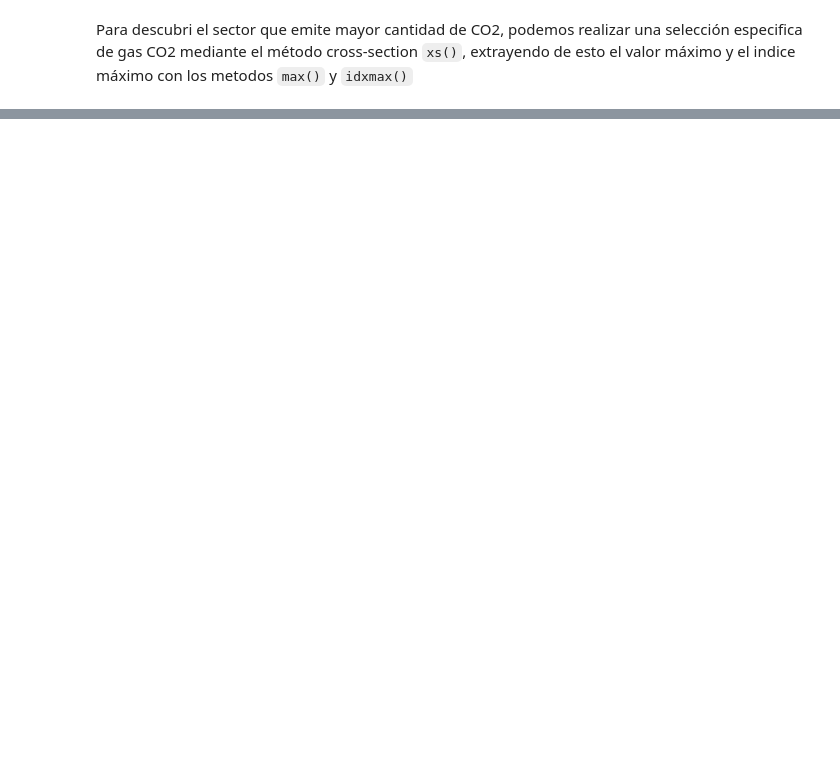
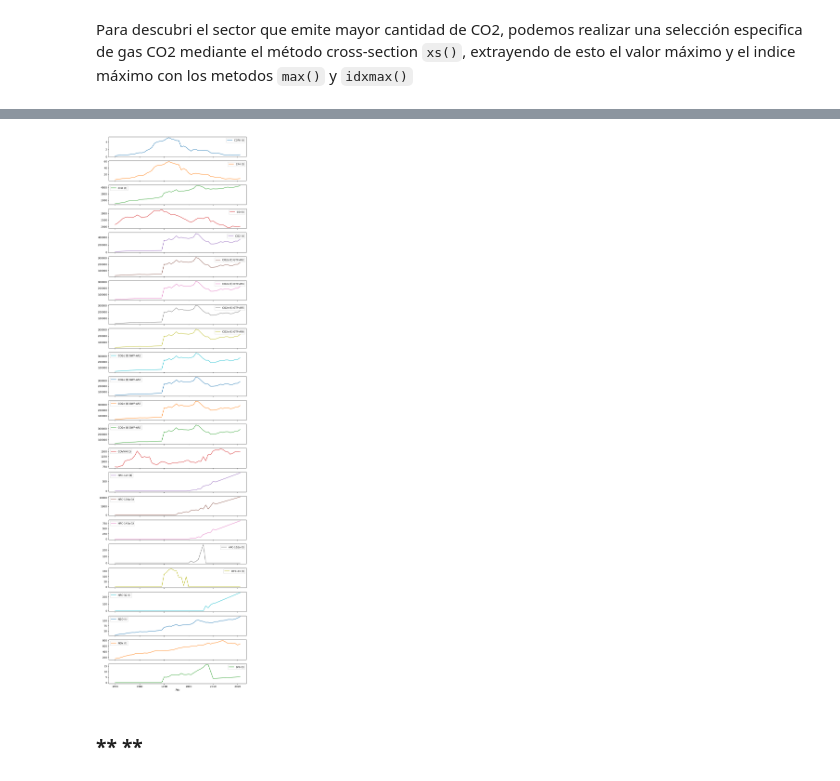
Before and after one commit to Luis1g/Panda_Agrupamiento, a Jupyter notebook: Selec_agrupamiento_de_datos_con_pandas.ipynb, the cells around one changed output, grey strips where cells are left out. Saved outputs shown, nothing was run; the diff lists cells and outputs as text; code cells hidden in the pictures; blank space fills up the shorter version.

```diff
--- a/Selec_agrupamiento_de_datos_con_pandas.ipynb
+++ b/Selec_agrupamiento_de_datos_con_pandas.ipynb
@@ -350,0 +542,2 @@ Para descubri el sector que emite mayor cantidad de CO2, podemos realizar una se
+# %%
+promedio_emision_anual = emisione_por_año.groupby(["Año", "Gás"]).mean(numeric_only=True).reset_index()
@@ -350,0 +560,3 @@ Para descubri el sector que emite mayor cantidad de CO2, podemos realizar una se
+# %%
+promedio_emision_anual = promedio_emision_anual.pivot_table(index = "Año", columns = "Gás", values = "Emision")
+promedio_emision_anual
@@ -350,0 +583,6 @@ Para descubri el sector que emite mayor cantidad de CO2, podemos realizar una se
+# %%
+promedio_emision_anual.plot(subplots=True, figsize= (10,40));
+# %% [output]
+[figure, added]
+# %% [markdown]
+### ** **
```
Also changed, not shown: parts of 23 cells of this notebook, 1 other file.
